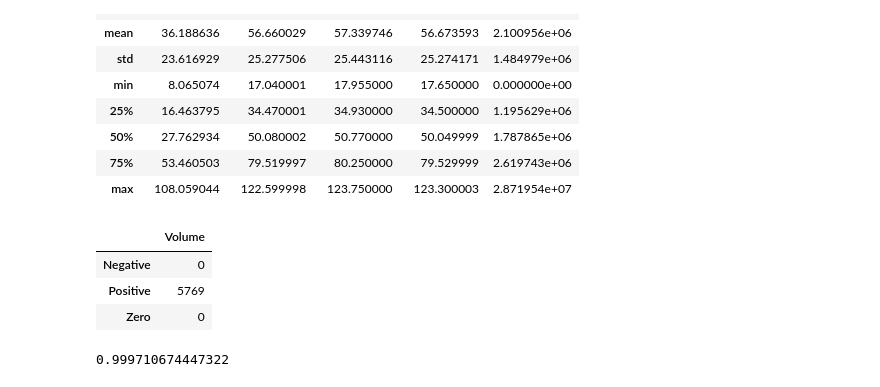
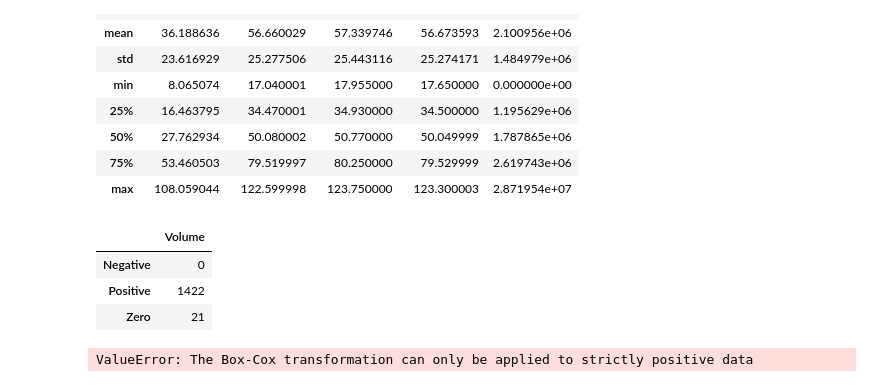
Before and after one commit to shivam188132/MY_machine_learning, a Jupyter notebook: Power Transformers BMW dataset.ipynb, the cells around one changed output. Saved outputs shown, nothing was run; the diff lists cells and outputs as text; code cells hidden in the pictures.

Commit message:
14-01-2025 8:49 P.M before handling zeroes values in X_test

```diff
--- a/Power Transformers BMW dataset.ipynb
+++ b/Power Transformers BMW dataset.ipynb
@@ -103,10 +103,10 @@ def positive_values_check(x):
     return pd.DataFrame(result)
 # %%
 # Pass only a data frame
-positive_values_check(X_train['Volume'])
+positive_values_check(X_test['Volume'])
 # %% [output]
 |  | Volume |
 | Negative | 0 |
-| Positive | 5769 |
-| Zero | 0 |
+| Positive | 1422 |
+| Zero | 21 |
 # %%
@@ -126,4 +137,8 @@ def Power_Transformer():
 # %%
-Power_Transformer()
+lr = LinearRegression()
+# Call the function with a specific model (e.g., lr3)
+# y_pred, cross_val = Power_Transformer(lr)
+X_train_trf = Power_Transformer(lr)
+X_train_trf.shape
 # %% [output]
-0.999710674447322
+ValueError: The Box-Cox transformation can only be applied to strictly positive data
```
Also changed, not shown: parts of 4 cells of this notebook.
